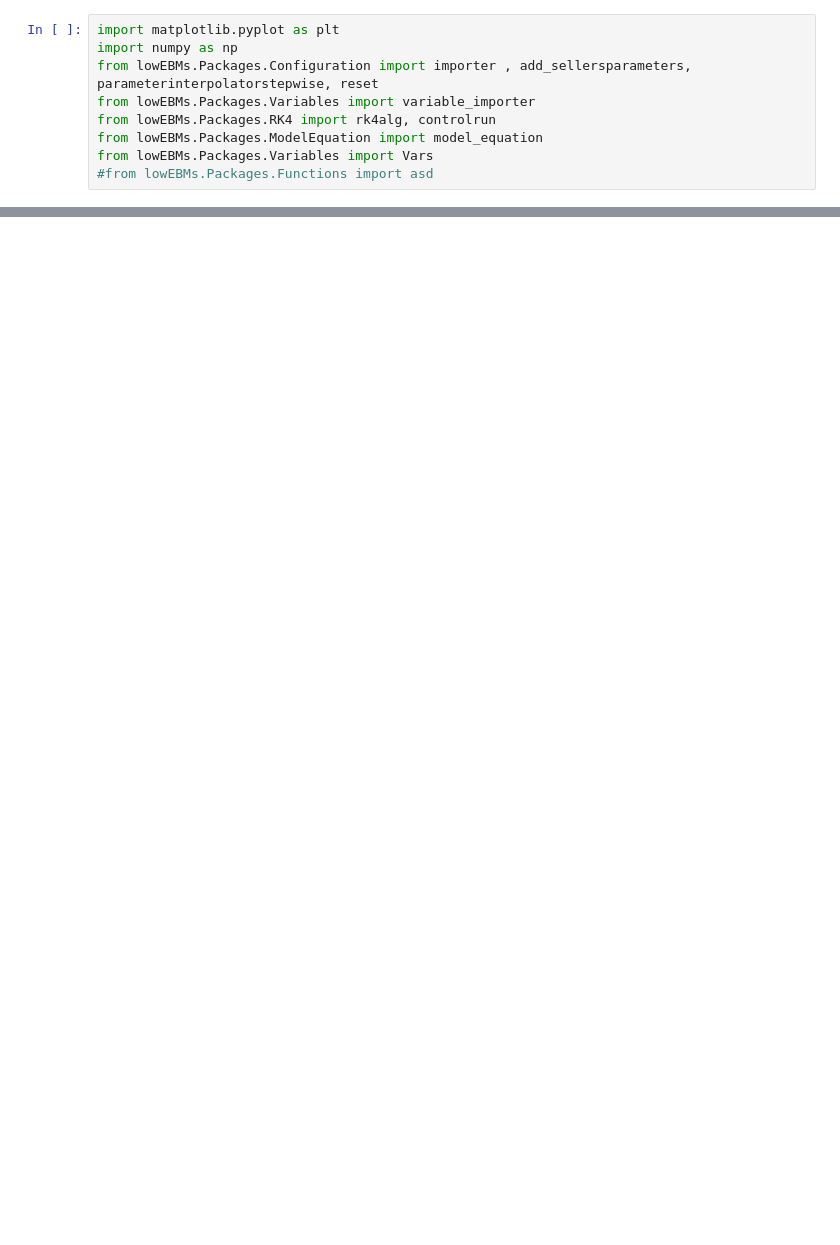
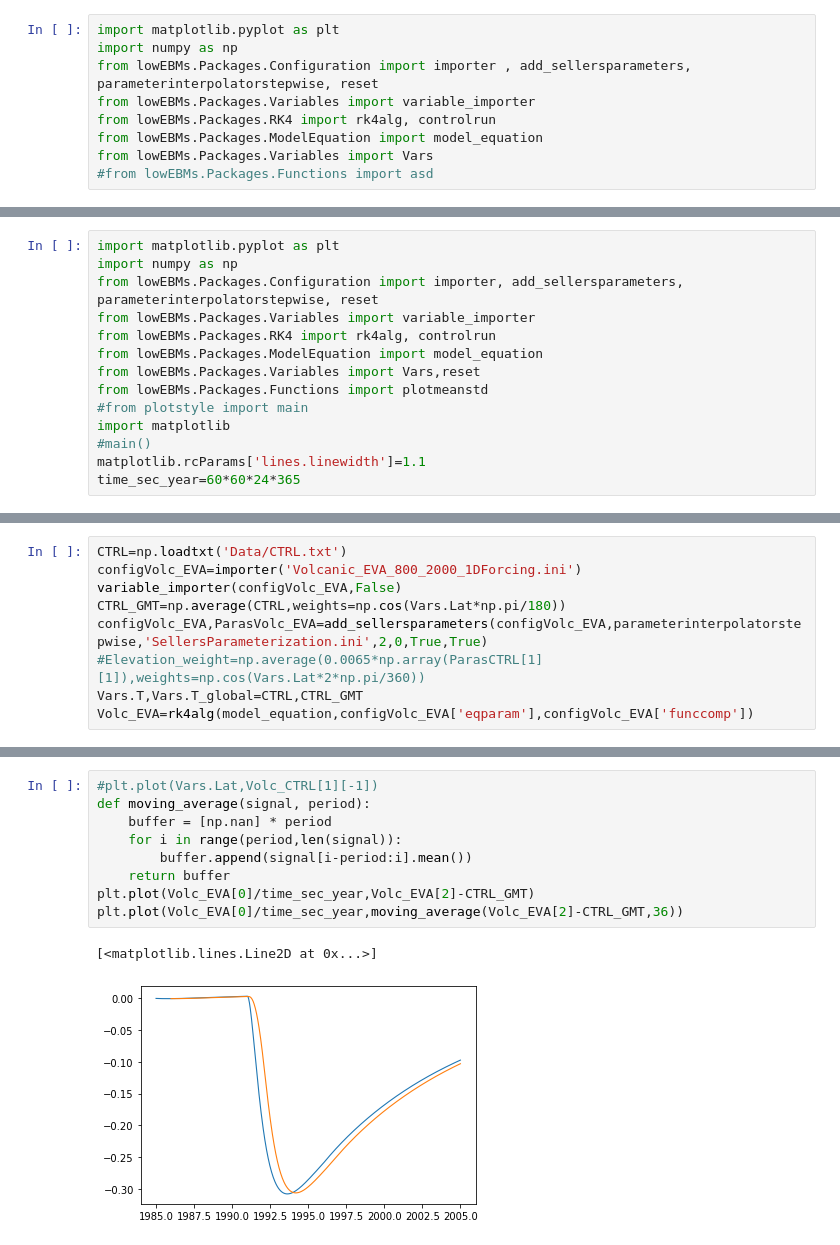
Before and after one commit to BenniSchmiedel/Low-dimensional-EBMs, a Jupyter notebook: Development_tests_forcing.ipynb, the cells around one changed output, grey strips where cells are left out. Saved outputs shown, nothing was run; the diff lists cells and outputs as text; blank space fills up the shorter version.

```diff
--- a/Development_tests_forcing.ipynb
+++ b/Development_tests_forcing.ipynb
@@ -49,0 +50,14 @@ np.savetxt('lowEBMs/Forcings/Volcanic/EVA_800_2000_1D_10deg.txt',outputdata,deli
+# %%
+import matplotlib.pyplot as plt
+import numpy as np
+from lowEBMs.Packages.Configuration import importer, add_sellersparameters, parameterinterpolatorstepwise, reset
+from lowEBMs.Packages.Variables import variable_importer
+from lowEBMs.Packages.RK4 import rk4alg, controlrun
+from lowEBMs.Packages.ModelEquation import model_equation
+from lowEBMs.Packages.Variables import Vars,reset
+from lowEBMs.Packages.Functions import plotmeanstd
+#from plotstyle import main
+import matplotlib
+#main()
+matplotlib.rcParams['lines.linewidth']=1.1
+time_sec_year=60*60*24*365
@@ -49,0 +78,9 @@ np.savetxt('lowEBMs/Forcings/Volcanic/EVA_800_2000_1D_10deg.txt',outputdata,deli
+# %%
+CTRL=np.loadtxt('Data/CTRL.txt')
+configVolc_EVA=importer('Volcanic_EVA_800_2000_1DForcing.ini')
+variable_importer(configVolc_EVA,False)
+CTRL_GMT=np.average(CTRL,weights=np.cos(Vars.Lat*np.pi/180))
+configVolc_EVA,ParasVolc_EVA=add_sellersparameters(configVolc_EVA,parameterinterpolatorstepwise,'SellersParameterization.ini',2,0,True,True)
+#Elevation_weight=np.average(0.0065*np.array(ParasCTRL[1][1]),weights=np.cos(Vars.Lat*2*np.pi/360))
+Vars.T,Vars.T_global=CTRL,CTRL_GMT
+Volc_EVA=rk4alg(model_equation,configVolc_EVA['eqparam'],configVolc_EVA['funccomp'])
@@ -49,0 +93,12 @@ np.savetxt('lowEBMs/Forcings/Volcanic/EVA_800_2000_1D_10deg.txt',outputdata,deli
+# %%
+#plt.plot(Vars.Lat,Volc_CTRL[1][-1])
+def moving_average(signal, period):
+    buffer = [np.nan] * period
+    for i in range(period,len(signal)):
+        buffer.append(signal[i-period:i].mean())
+    return buffer
+plt.plot(Volc_EVA[0]/time_sec_year,Volc_EVA[2]-CTRL_GMT)
+plt.plot(Volc_EVA[0]/time_sec_year,moving_average(Volc_EVA[2]-CTRL_GMT,36))
+# %% [output]
+[<matplotlib.lines.Line2D at 0x...>]
+[figure, added]
```
Also changed, not shown: parts of 7 cells of this notebook, 35 other files.
